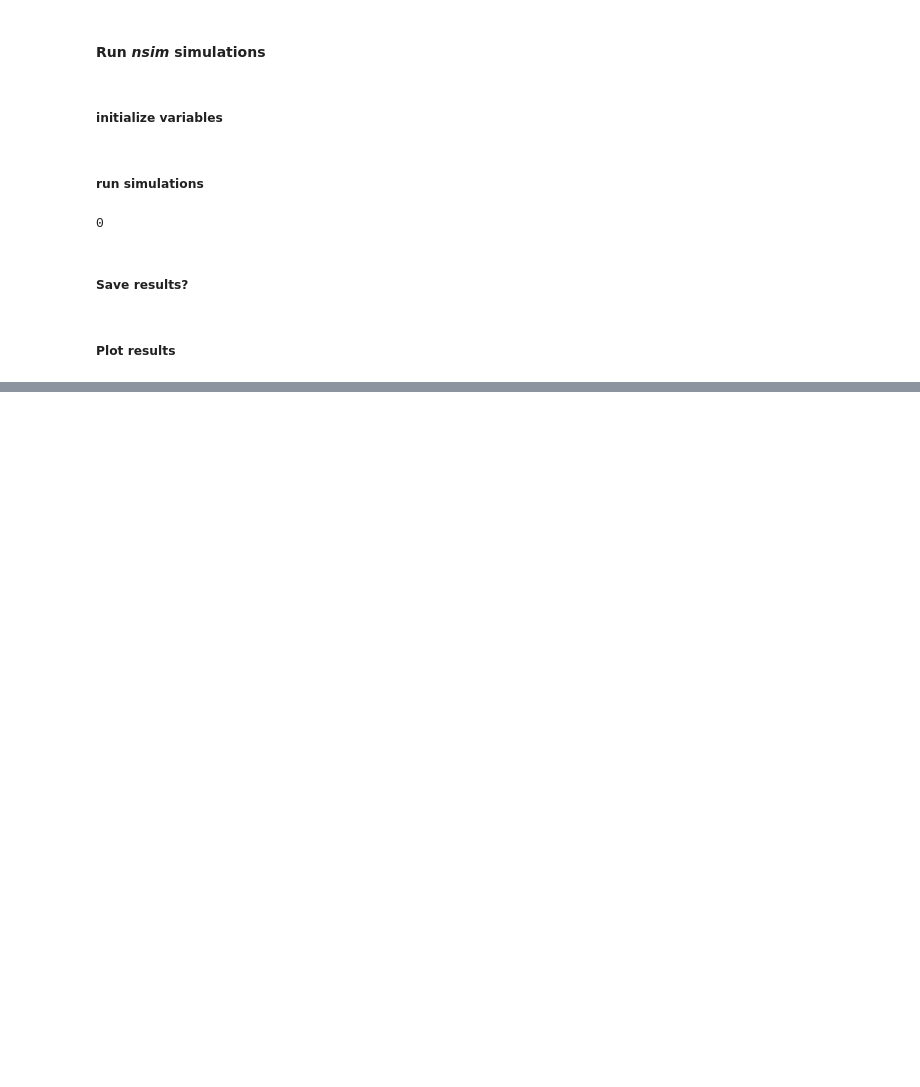
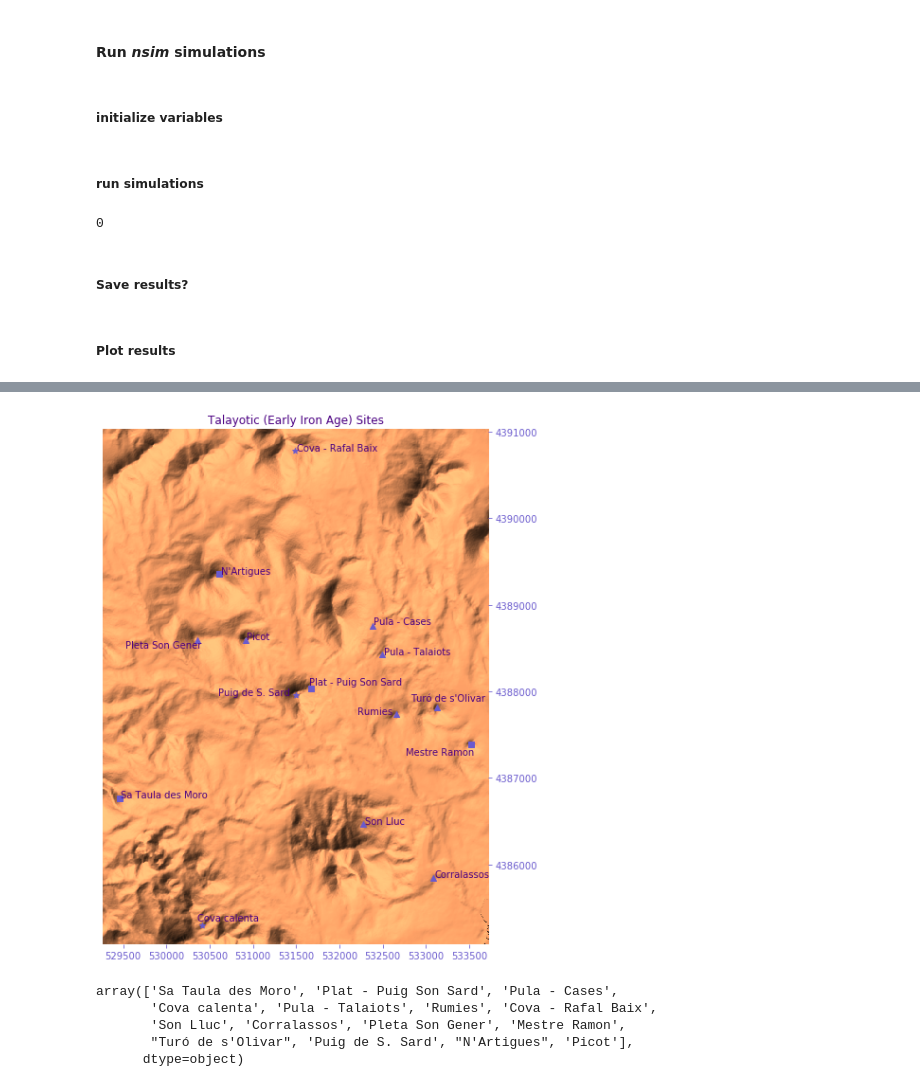
Before and after one commit to mllobera/netsim, a Jupyter notebook: notebooks/CaseStudy2.ipynb, the cells around one changed output, grey strips where cells are left out. Cells and saved outputs as stored; diff of their text form; code cells hidden in the pictures; blank space fills up the shorter version.

```diff
--- a/notebooks/CaseStudy2.ipynb
+++ b/notebooks/CaseStudy2.ipynb
@@ -216,0 +218,9 @@ utils.plot_map({'ras':dem, 'meta':meta, 'paths':paths}, loc={'df':df, 'label':'n
+# %%
+df= df.drop(3)
+# %%
+# read raster
+fn = r'.\ritual.tif'
+all_paths, profile = utils.read_raster(fn)
+
+#find the cellsize of the dem
+cellsize = profile['transform'].a
@@ -216,0 +255,56 @@ utils.plot_map({'ras':dem, 'meta':meta, 'paths':paths}, loc={'df':df, 'label':'n
+# %%
+import matplotlib.pyplot as plt
+import matplotlib as mpl
+
+# calculate extension
+bounds = profile['bounds']
+extent = [bounds.left, bounds.right, bounds.bottom, bounds.top]
+
+# plot image
+cmap = mpl.cm.get_cmap('copper')
+fig, ax = plt.subplots(ncols= 1, figsize= (10,10))
+im = ax.imshow(hillshade, extent= extent, origin= 'upper', cmap= cmap, alpha=1.0)
+
+ax.set_title('Talayotic (Early Iron Age) Sites', color= 'indigo')
+
+# axes
+ax.spines['right'].set_visible(False)
+ax.spines['left'].set_visible(False)
+ax.spines['top'].set_visible(False)
+ax.spines['bottom'].set_visible(False)
+ax.yaxis.set_ticks_position('right')
+ax.xaxis.set_ticks_position('bottom')
+ax.tick_params(labelcolor='slateblue', color='slateblue')
+
+# draw paths
+# for i, path in df_max_paths.iterrows():
+
+#     X = [pt[0] for pt in utils.rc2pt(path['track'], profile)]
+#     Y = [pt[1] for pt in utils.rc2pt(path['track'], profile)]
+#     ax.plot (X, Y, '-', color= 'indigo', alpha= 0.25)
+
+
+# labels
+xs, ys = df['geometry'].x.values, df['geometry'].y.values
+offsetx = np.array([15,-15.0, 15, -50, 15, -450, 15, 15, 15, -840, -750, -300, -900, 15, 15])
+offsety = np.array([15, 50, 15, 50, 2.5, 2.5, 2.5, 2.5, 2.5, -90,  -120,  85,  0.5, 2.5, 2.5])
+markers = ['s', 's', '^', '*', '^', '^', '*', '^', '^', '^', 's', '^', '*', 's', '^']
+labels = df['name'].values
+data = zip(labels, markers, xs, offsetx, ys, offsety)
+
+
+for id, m, x, xoff, y, yoff in data:
+    ax.scatter(x, y, color='slateblue', marker= m)
+    ax.annotate(str(id), xy=(x+xoff,y+yoff), color='indigo')  #, xytext= (2.5,2.5), textcoords='offset points')
+
+plt.savefig(fname='figure7.png', dpi=500)
+# %% [output]
+[figure, added]
+# %%
+labels
+# %% [output]
+array(['Sa Taula des Moro', 'Plat - Puig Son Sard', 'Pula - Cases',
+       'Cova calenta', 'Pula - Talaiots', 'Rumies', 'Cova - Rafal Baix',
+       'Son Lluc', 'Corralassos', 'Pleta Son Gener', 'Mestre Ramon',
+       "Turó de s'Olivar", 'Puig de S. Sard', "N'Artigues", 'Picot'],
+      dtype=object)
```
Also changed, not shown: parts of 7 cells of this notebook, 2 other files.
